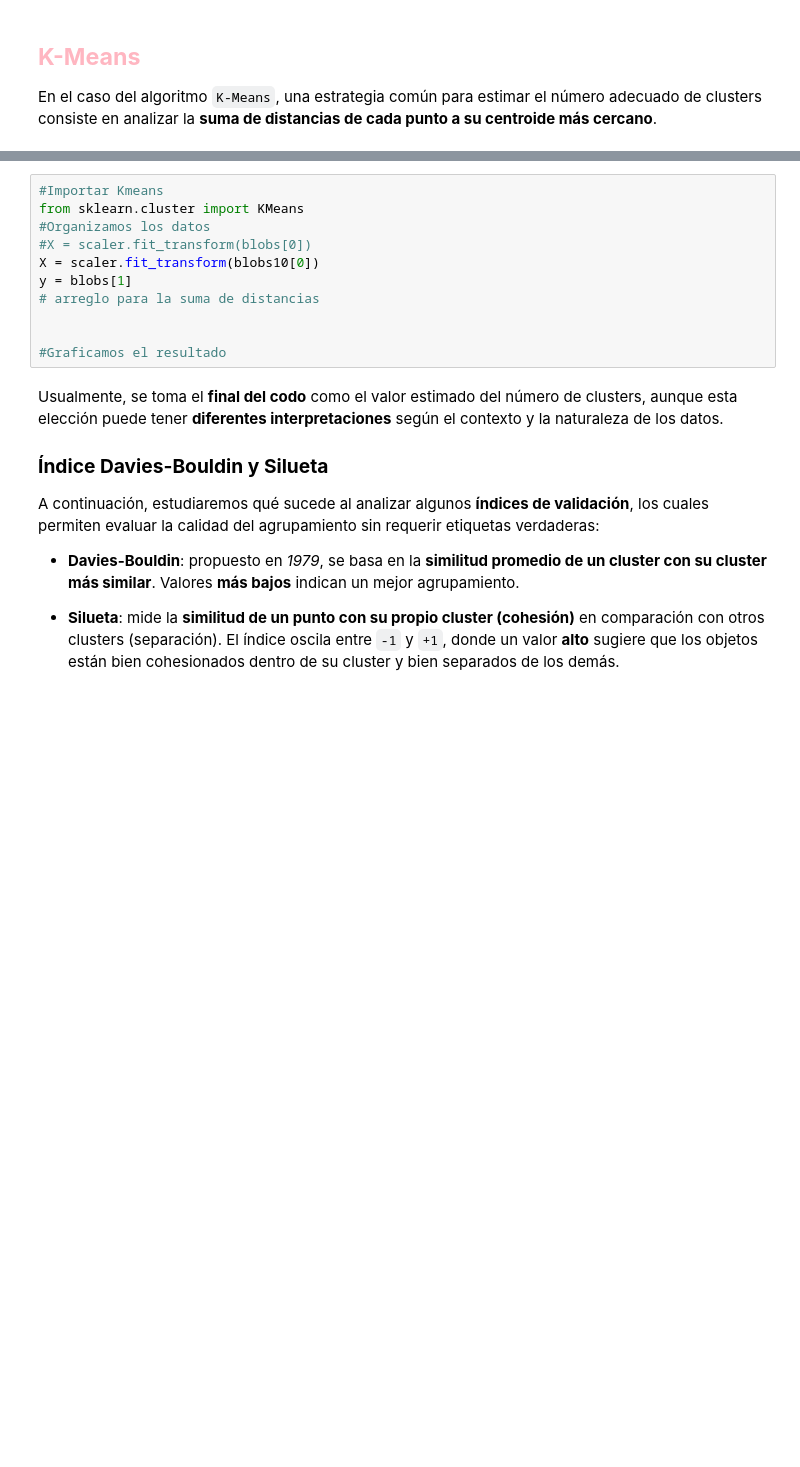
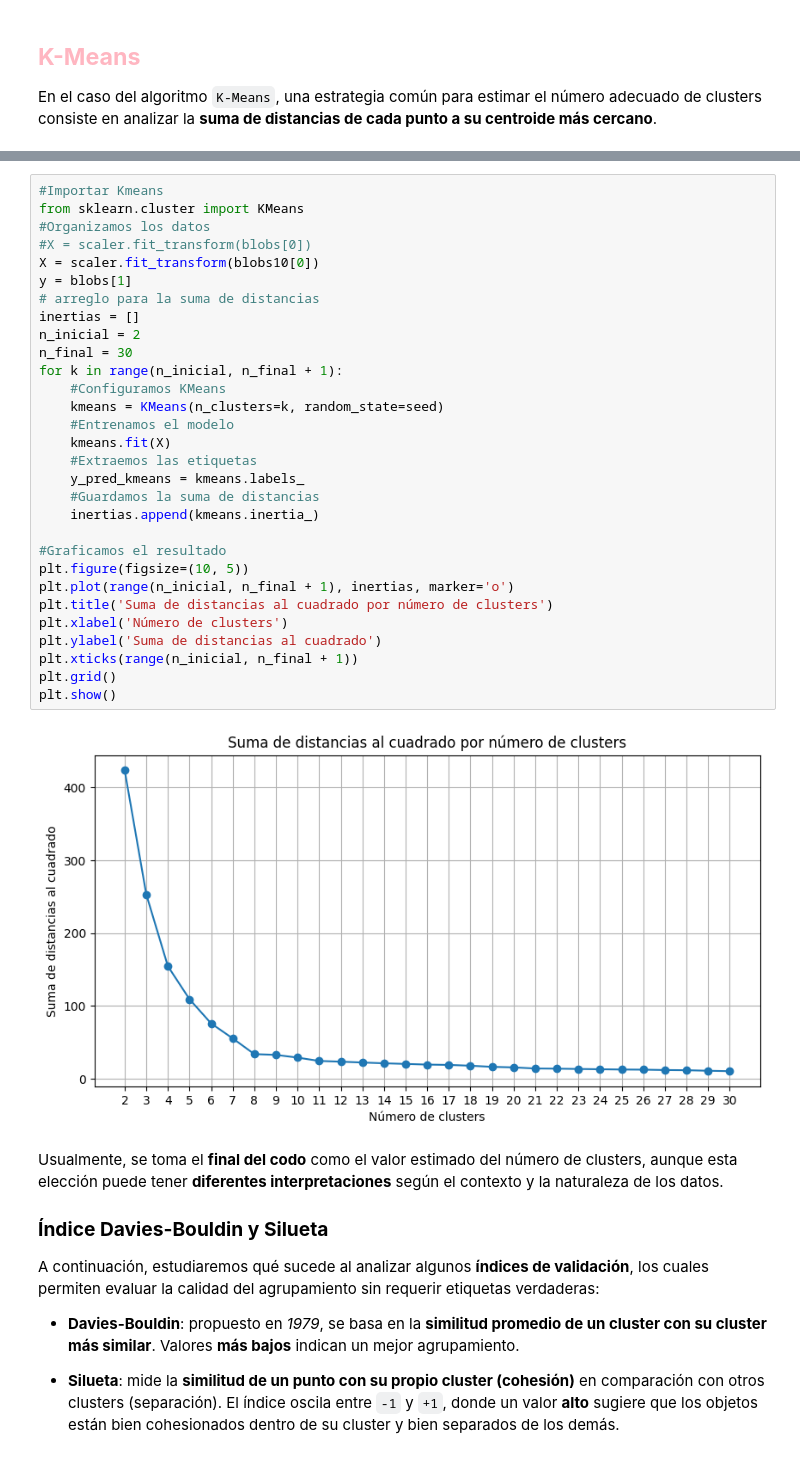
Before and after one commit to scuartasr/aprendmaq_pract_3, a Jupyter notebook: Cuadernos/11_Clustering_ParteII_GuiaClase.ipynb, the cells around one changed output, grey strips where cells are left out. Saved outputs shown, nothing was run; the diff lists cells and outputs as text; blank space fills up the shorter version.

```diff
--- a/Cuadernos/11_Clustering_ParteII_GuiaClase.ipynb
+++ b/Cuadernos/11_Clustering_ParteII_GuiaClase.ipynb
@@ -69,17 +71,38 @@ En el caso del algoritmo `K-Means`, una estrategia común para estimar el númer
 <br>
 
 La métrica **inercia intra-cluster** tiende a disminuir a medida que se incrementa el número de clusters. Sin embargo, a partir de cierto punto, la reducción de la inercia se vuelve marginal. Este comportamiento da lugar al conocido **método del codo**, que ayuda a identificar un valor apropiado para `k`.
-# %%
-#Importar Kmeans
-from sklearn.cluster import KMeans
-#Organizamos los datos
-#X = scaler.fit_transform(blobs[0])
-X = scaler.fit_transform(blobs10[0])
-y = blobs[1]
-# arreglo para la suma de distancias
-
-
-#Graficamos el resultado
+# %%
+#Importar Kmeans
+from sklearn.cluster import KMeans
+#Organizamos los datos
+#X = scaler.fit_transform(blobs[0])
+X = scaler.fit_transform(blobs10[0])
+y = blobs[1]
+# arreglo para la suma de distancias
+inertias = []
+n_inicial = 2
+n_final = 30
+for k in range(n_inicial, n_final + 1):
+    #Configuramos KMeans
+    kmeans = KMeans(n_clusters=k, random_state=seed)
+    #Entrenamos el modelo
+    kmeans.fit(X)
+    #Extraemos las etiquetas
+    y_pred_kmeans = kmeans.labels_
+    #Guardamos la suma de distancias
+    inertias.append(kmeans.inertia_)
+
+#Graficamos el resultado
+plt.figure(figsize=(10, 5))
+plt.plot(range(n_inicial, n_final + 1), inertias, marker='o')
+plt.title('Suma de distancias al cuadrado por número de clusters')
+plt.xlabel('Número de clusters')
+plt.ylabel('Suma de distancias al cuadrado')
+plt.xticks(range(n_inicial, n_final + 1))
+plt.grid()
+plt.show()
+# %% [output]
+[figure, added]
 # %% [markdown]
 Usualmente, se toma el **final del codo** como el valor estimado del número de clusters, aunque esta elección puede tener **diferentes interpretaciones** según el contexto y la naturaleza de los datos.
 
```
Also changed, not shown: parts of 7 cells of this notebook.
